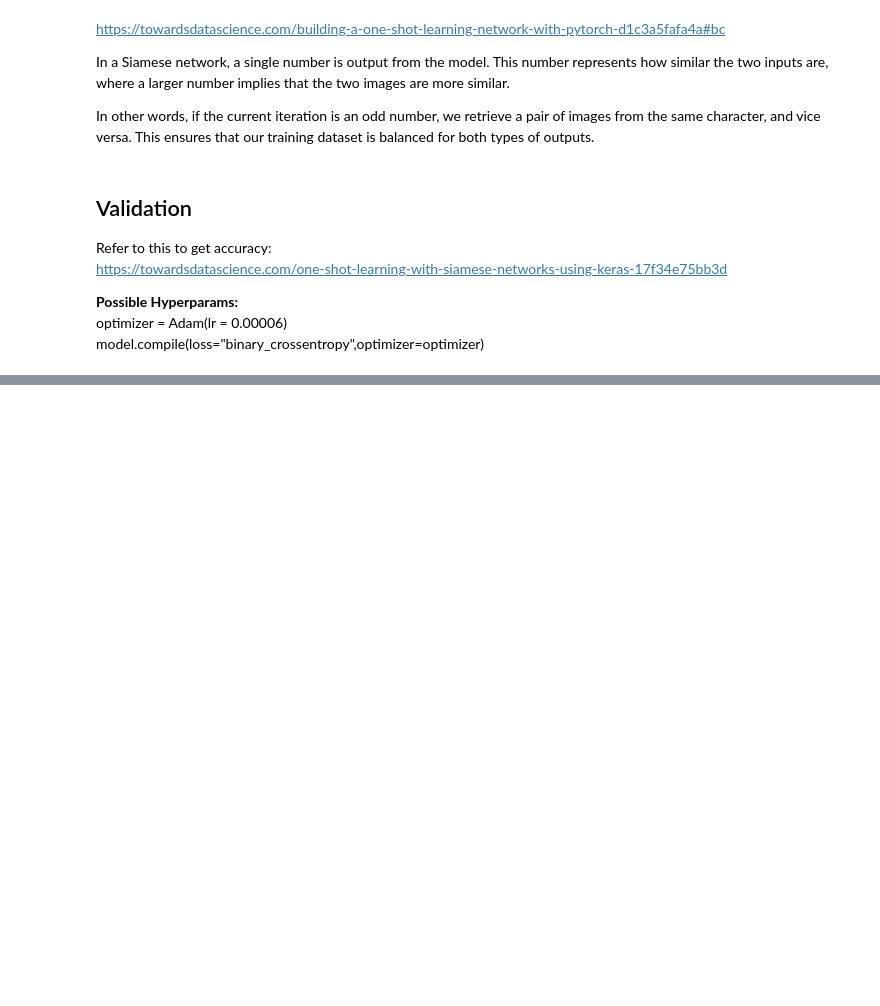
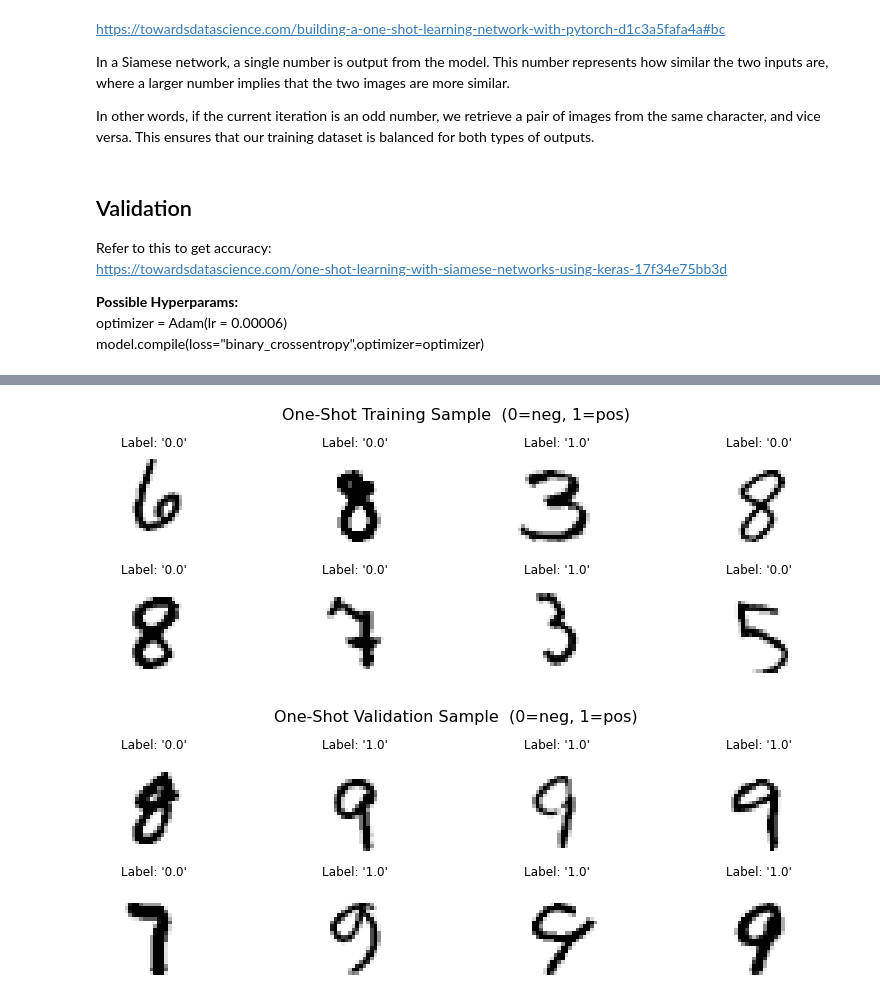
Before and after one commit to christnp/e6998-project, a Jupyter notebook: src/one-shot/one-shot.ipynb, the cells around one changed output, grey strips where cells are left out. Cells and saved outputs as stored; diff of their text form; code cells hidden in the pictures; blank space fills up the shorter version.

```diff
--- a/src/one-shot/one-shot.ipynb
+++ b/src/one-shot/one-shot.ipynb
@@ -186,0 +271,53 @@ model.compile(loss="binary_crossentropy",optimizer=optimizer)
+# %%
+# Hperparameters
+BATCH_SIZE = 32
+SET_SIZE = 1000 # one-shot,SET_SIZE # of pairs
+LR = 0.00006 # per references 1 and 2
+
+
+
+data_transforms = {
+    'train': transforms.Compose([
+#         transforms.Resize(105),
+        transforms.ToTensor(),
+        transforms.Normalize((0.5), (0.5))
+    ]),
+    'val': transforms.Compose([
+#         transforms.Resize(105),
+        transforms.ToTensor(),
+        transforms.Normalize((0.5), (0.5))
+    ]),
+}
+
+data_dir='../../data'
+train_positive = 3
+# use helper to create the dataloaders
+train_set = OneShotMNIST(root=data_dir, set_size=SET_SIZE,
+                                    positive_class=train_positive,
+                                    train=True, download=True,
+                                    transform=data_transforms['train'])
+
+test_positive = 9
+val_set = OneShotMNIST(root=data_dir, set_size=SET_SIZE,
+                                    positive_class=test_positive,
+                                    train=False, download=True,
+                                    transform=data_transforms['val'])
+
+
+# make the dataloader
+dataloaders = {}
+image_datasets = {'train':train_set, 'val':val_set}
+for x in image_datasets:
+    dataloaders[x] = torch.utils.data.DataLoader(image_datasets[x],
+                                                  batch_size=BATCH_SIZE,
+                                                  shuffle=True, num_workers=4)
+# collect the dataset size and class names
+dataset_sizes = {x: len(image_datasets[x]) for x in image_datasets}
+class_names = image_datasets['train'].classes
+
+# # preview the dataset
+oneshot_dataset_preview(dataloaders['train'],'One-Shot Training Sample')
+oneshot_dataset_preview(dataloaders['val'],'One-Shot Validation Sample')
+# %% [output]
+[figure, added]
+[figure, added]
```
Also changed, not shown: parts of 10 cells of this notebook, 4 other files.
